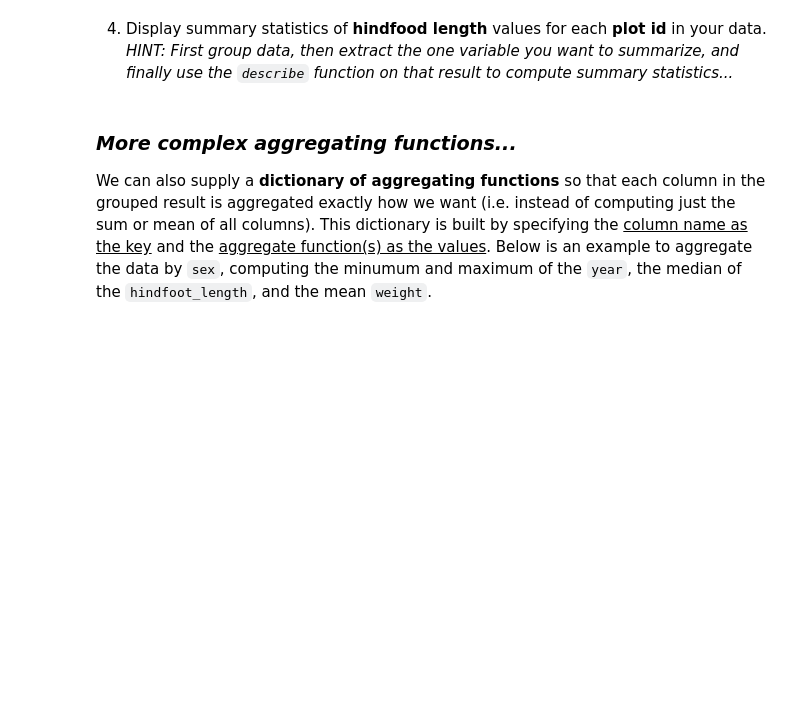
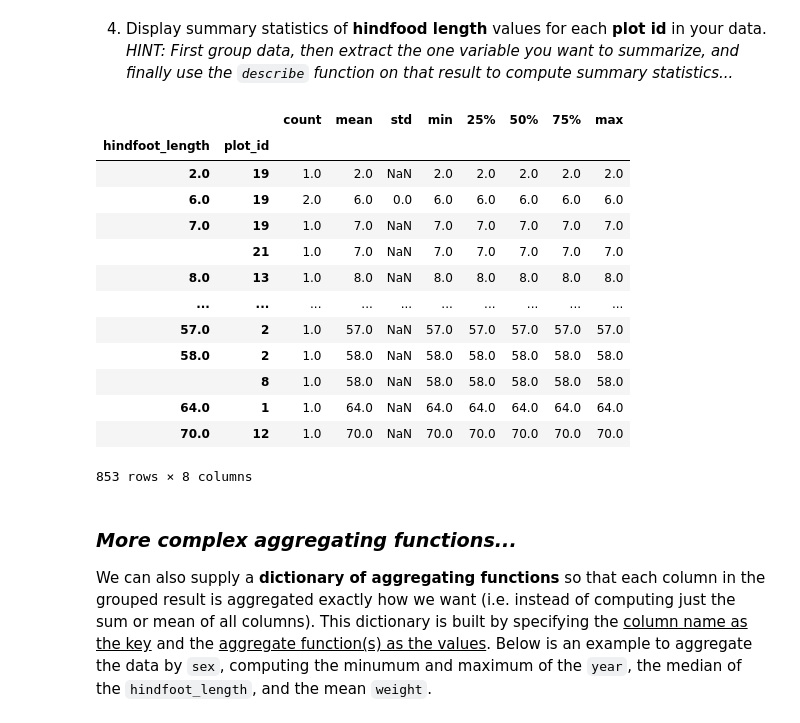
Before and after one commit to kelseybhusted/ScientificComputing, a Jupyter notebook: 2-Pandas/2-Analyzing-data-with-Pandas.ipynb, the cells around one changed output. Saved outputs shown, nothing was run; the diff lists cells and outputs as text; code cells hidden in the pictures; blank space fills up the shorter version.

```diff
--- a/2-Pandas/2-Analyzing-data-with-Pandas.ipynb
+++ b/2-Pandas/2-Analyzing-data-with-Pandas.ipynb
@@ -292,3 +491,22 @@ _HINT: First group data, then extract the one variable you want to summarize, an
+# %%
+# Challenge 4
+grouped_data3 = survey_df.groupby(['hindfoot_length','plot_id'])
+grouped_data3['hindfoot_length'].describe()
+# %% [output]
+|  |  | count | mean | std | min | 25% | 50% | 75% | max |
+| hindfoot_length | plot_id |  |  |  |  |  |  |  |  |
+| 2.0 | 19 | 1.0 | 2.0 | NaN | 2.0 | 2.0 | 2.0 | 2.0 | 2.0 |
+| 6.0 | 19 | 2.0 | 6.0 | 0.0 | 6.0 | 6.0 | 6.0 | 6.0 | 6.0 |
+| 7.0 | 19 | 1.0 | 7.0 | NaN | 7.0 | 7.0 | 7.0 | 7.0 | 7.0 |
+|  | 21 | 1.0 | 7.0 | NaN | 7.0 | 7.0 | 7.0 | 7.0 | 7.0 |
+| 8.0 | 13 | 1.0 | 8.0 | NaN | 8.0 | 8.0 | 8.0 | 8.0 | 8.0 |
+| ... | ... | ... | ... | ... | ... | ... | ... | ... | ... |
+| 57.0 | 2 | 1.0 | 57.0 | NaN | 57.0 | 57.0 | 57.0 | 57.0 | 57.0 |
+| 58.0 | 2 | 1.0 | 58.0 | NaN | 58.0 | 58.0 | 58.0 | 58.0 | 58.0 |
+|  | 8 | 1.0 | 58.0 | NaN | 58.0 | 58.0 | 58.0 | 58.0 | 58.0 |
+| 64.0 | 1 | 1.0 | 64.0 | NaN | 64.0 | 64.0 | 64.0 | 64.0 | 64.0 |
+| 70.0 | 12 | 1.0 | 70.0 | NaN | 70.0 | 70.0 | 70.0 | 70.0 | 70.0 |
+853 rows × 8 columns
 # %% [markdown]
 ### *More complex aggregating functions...*
 We can also supply a **dictionary of aggregating functions** so that each column in the grouped result is aggregated exactly how we want (i.e. instead of computing just the sum or mean of all columns). This dictionary is built by specifying the <u>column name as the key</u> and the <u>aggregate function(s) as the values</u>. Below is an example to aggregate the data by `sex`, computing the minumum and maximum of the `year`, the median of the `hindfoot_length`, and the mean `weight`.
```
Also changed, not shown: parts of 26 cells of this notebook, 2 other files.
